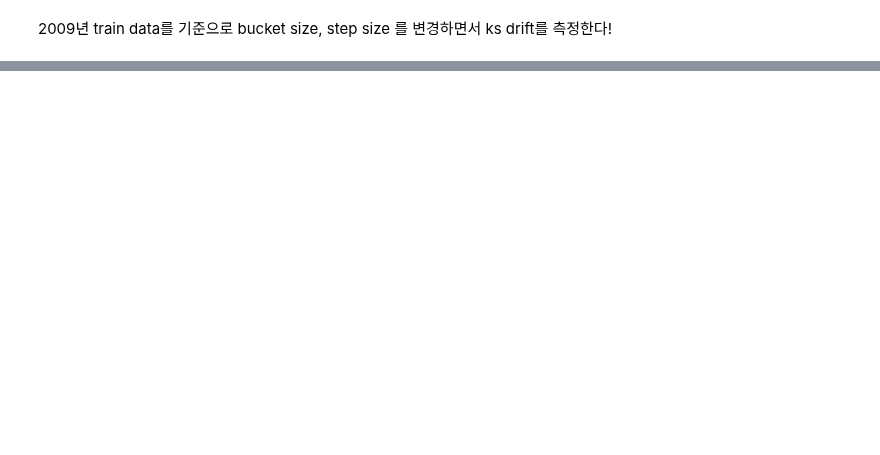
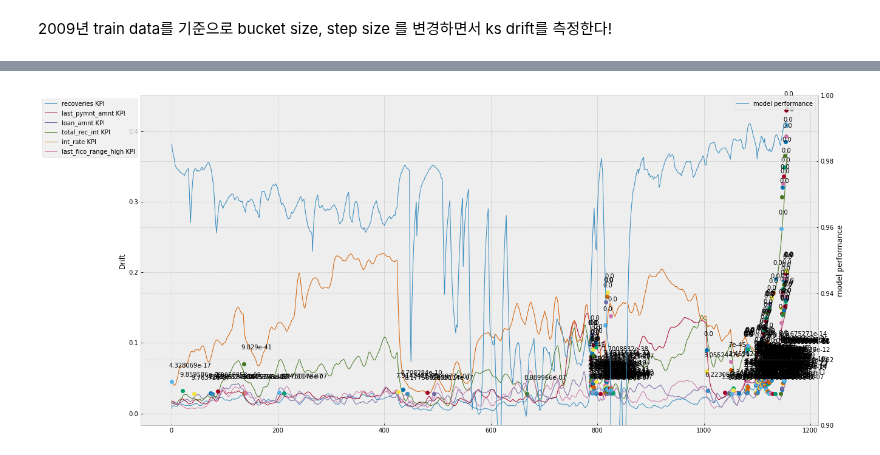
Before and after one commit to dolmani38/drift, a Jupyter notebook: real_data_drift_test_0918.ipynb, the cells around one changed output, grey strips where cells are left out. Cells and saved outputs as stored; diff of their text form; code cells hidden in the pictures; blank space fills up the shorter version.

```diff
--- a/real_data_drift_test_0918.ipynb
+++ b/real_data_drift_test_0918.ipynb
@@ -913,5 +928,5 @@ Consider rewriting this model with the Functional API.
 bucket size, step size 를 변경하면서
 ks drift를 측정한다!
 # %%
-# 2010년 1월부터의 데이터...
-df_for_drift = df_accepted[df_accepted['issue_d']>=str(REFERENCE_YEAR+1) + '01']
+# Reference년도의 10월부터의 데이터...
+df_for_drift = df_accepted[df_accepted['issue_d']>=str(REFERENCE_YEAR) + '10']
@@ -922 +933,3 @@ df_for_drift['issue_d'].values[0]
+# %%
+monitoring_feature = ['recoveries','last_pymnt_amnt','loan_amnt','total_rec_int','int_rate','last_fico_range_high']
 # %%
@@ -992,3 +1048,11 @@ len(drift_status)
+# %%
+import pickle
+with open("/content/drive/MyDrive/Drift/drift_result_data.bin", "rb") as fp:
+    a = pickle.load(fp)
+    result_data = a[0]
+    drift_point = a[1]
+    drift_status = a[2]
+    distribution_analysis = a[3]
 # %%
 
 import os
@@ -1008,9 +1072,9 @@ def generate_gif(path,output_file_name = 'out.gif'):
     # duration 프레임 전환 속도 (500 = 0.5초)
     return Img(url=output_file_name)
 # %%
-%rm -f /content/drive/MyDrive/Drift/*.png
+%rm -f /content/drive/MyDrive/Drift/img/*.png
 
-for cut in range(0,len(drift_status),20):
+for cut in range(0,len(drift_status),10):
 
     status = drift_status[cut]
     drifted_columns = []
@@ -1024,6 +1088,7 @@ for cut in range(0,len(drift_status),20):
             drifted_columns.append(fname)
         ax.annotate(fname+':'+str(is_drift), (importance_value,drift),color=('red' if is_drift==1 else 'black'))
         ax.plot([importance_value],[drift],'o')
-    fig.savefig('/content/drive/MyDrive/Drift/IvD_'+str(cut)+'.png')   # save the figure to file
+        ax.grid()
+    fig.savefig('/content/drive/MyDrive/Drift/img/IvD_'+str(cut)+'.png')   # save the figure to file
     plt.close(fig)    # close the figure window
 # %%
@@ -1031,17 +1096,24 @@ gif = generate_gif('/content/drive/MyDrive/Drift')
 # %%
 plt.style.use('bmh')
+span = 10
 result_df = pd.DataFrame(result_data)
 
-ax = result_df[[fname+' KPI' for fname in drifted_columns]].ewm(span = 100).mean().plot(linewidth=1,figsize=(20,10))
-
+ax = result_df[[fname+' KPI' for fname in monitoring_feature]].ewm(span = span).mean().plot(linewidth=1,figsize=(20,10))
+ax.set_ylabel("Drift")
 for fname in drift_point.keys():
     if fname.startswith(tuple(drifted_columns)):
         p,p_val = drift_point[fname]
         plt.annotate(str(p_val), (p[0]-5,p[1]+0.02))
         plt.plot([p[0]],[p[1]],'o')
+ax_perf = ax.twinx()
+ax_perf.set_ylim(0.9, 1.0)
+ax_perf.set_ylabel("model performance")
+ax_perf.plot(result_df['model performance'].ewm(span = span).mean(),linewidth=1,label='model performance')
+ax_perf.legend()
+#ax = result_df['model performance'].ewm(span = 10).mean().plot(linewidth=1,figsize=(20,10))
 
-ax = result_df['model performance'].ewm(span = 100).mean().plot(linewidth=3,figsize=(20,10))
-
-ax.legend(bbox_to_anchor=(1.0, 1.0))
+ax.legend(bbox_to_anchor=(0.0, 1.0))
 ax.plot()
 plt.show()
+# %% [output]
+[figure, added]
```
Also changed, not shown: parts of 11 cells of this notebook.
